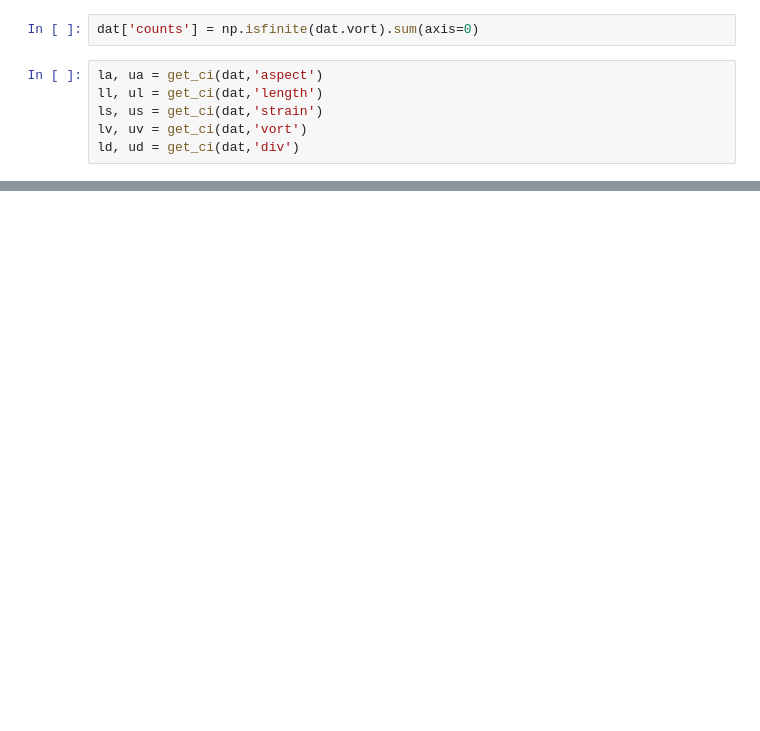
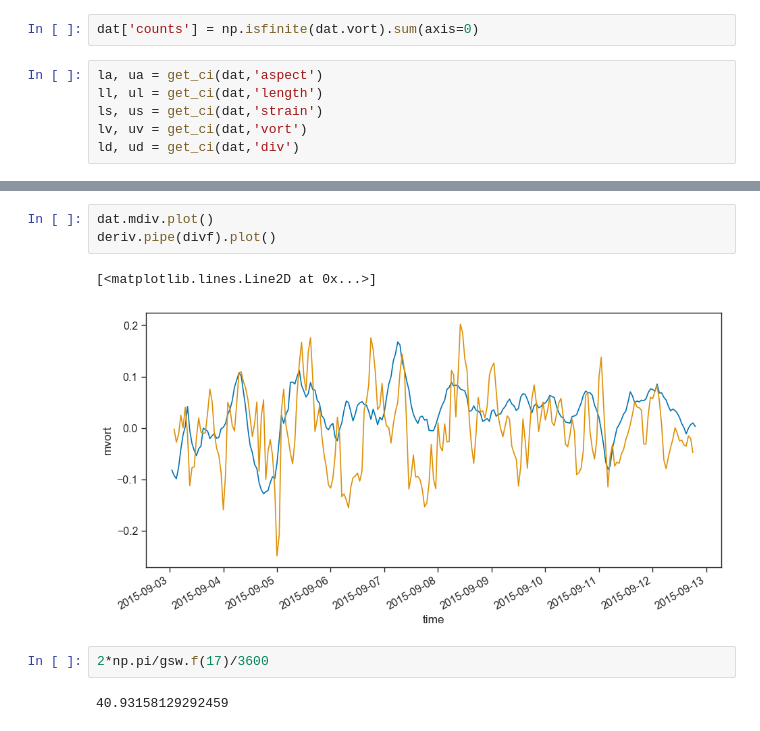
Before and after one commit to sessink/velocity_gradients, a Jupyter notebook: notebooks/timeseries.ipynb, the cells around one changed output, grey strips where cells are left out. Saved outputs shown, nothing was run; the diff lists cells and outputs as text; blank space fills up the shorter version.

```diff
--- a/notebooks/timeseries.ipynb
+++ b/notebooks/timeseries.ipynb
@@ -134,0 +215,10 @@ plt.savefig('../figures/timeseries.pdf')
+# %%
+dat.mdiv.plot()
+deriv.pipe(divf).plot()
+# %% [output]
+[<matplotlib.lines.Line2D at 0x...>]
+[figure, added]
+# %%
+2*np.pi/gsw.f(17)/3600
+# %% [output]
+40.93158129292459
```
Also changed, not shown: parts of 8 cells of this notebook, 1 other file.
